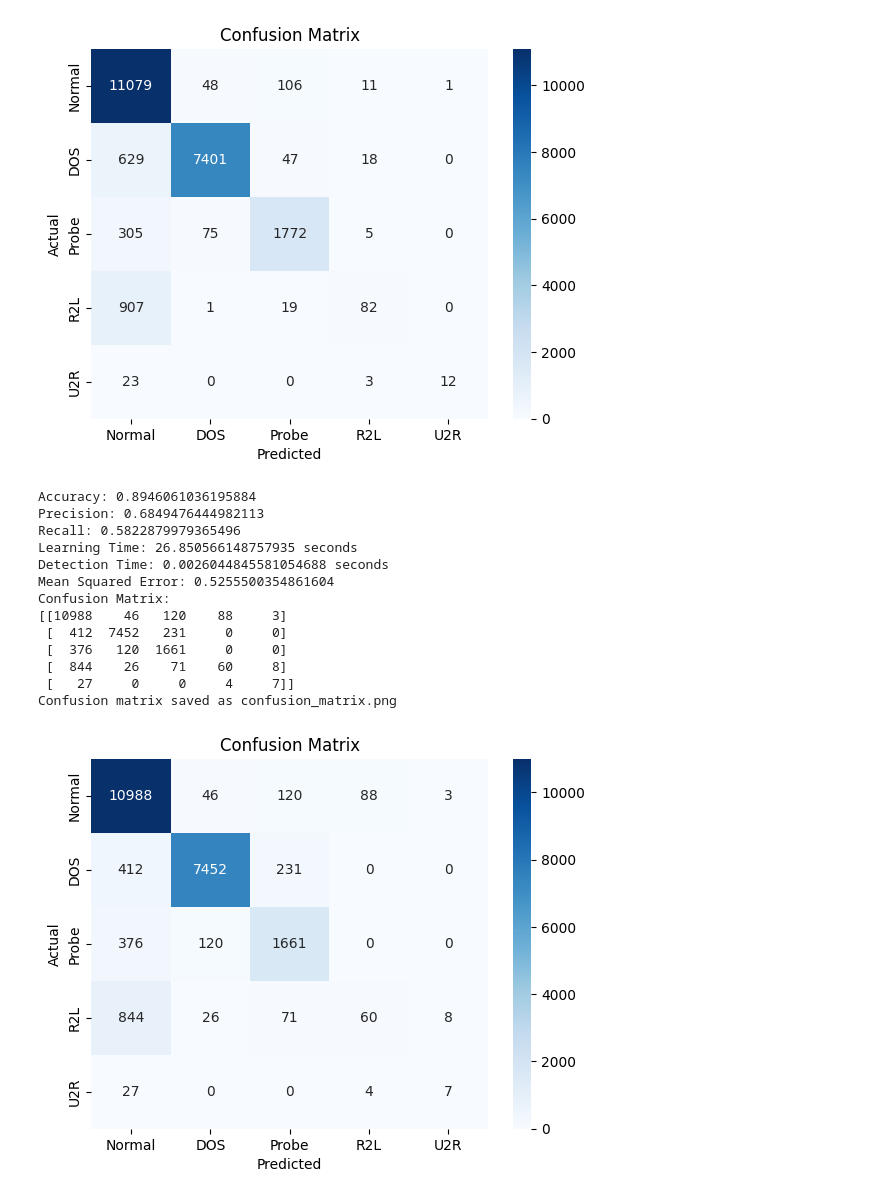
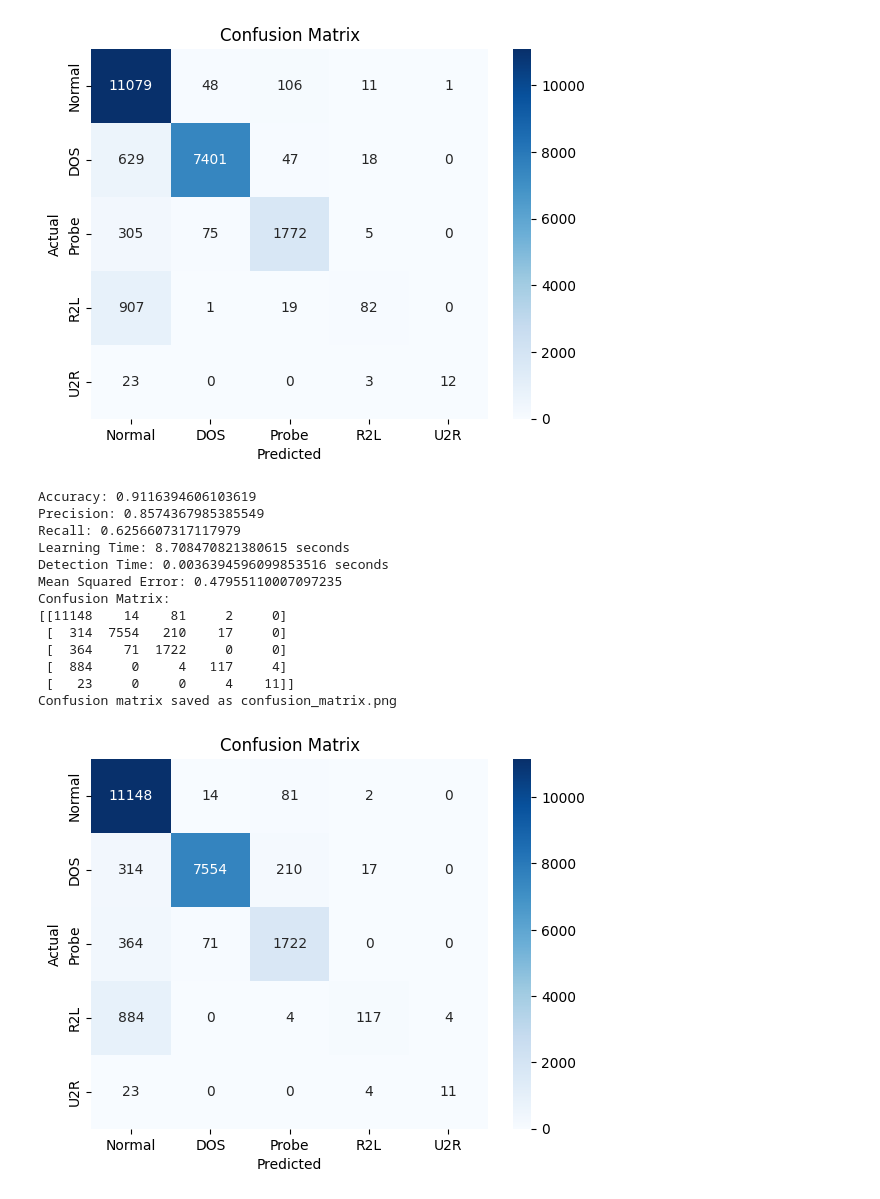
Before and after one commit to shiri9/ANN-NSL-KDD, a Jupyter notebook: ANN_NSL_KDD.ipynb, the cells around one changed output. Saved outputs shown, nothing was run; the diff lists cells and outputs as text; code cells hidden in the pictures.

```diff
--- a/ANN_NSL_KDD.ipynb
+++ b/ANN_NSL_KDD.ipynb
@@ -749,7 +749,7 @@ start_time = time.time()
 clf = DecisionTreeClassifier()
 
 # Create the RFE object and specify the number of features to select
-rfe = RFE(estimator=clf, n_features_to_select=10)  # Adjust the number of features as needed
+rfe = RFE(estimator=clf, n_features_to_select=35)  # Adjust the number of features as needed
 
 rfe.fit(X_train, y_train)
 
@@ -786,43 +786,43 @@ print("Detection Time:", detection_time, "seconds")
 mse = mean_squared_error(y_test, y_pred_with_rfe)
 print("Mean Squared Error:", mse)
 
 # Compute the confusion matrix
 cm = confusion_matrix(y_test, y_pred_with_rfe)
 
 print("Confusion Matrix:")
 print(cm)
 
 # Define the labels for the confusion matrix
 labels = ['Normal', 'DOS', 'Probe', 'R2L','U2R']
 
 # Create a heatmap of the confusion matrix
 sns.heatmap(cm, annot=True, cmap='Blues', fmt='d', xticklabels=labels, yticklabels=labels)
 
 # Set the axis labels and title
 plt.xlabel('Predicted')
 plt.ylabel('Actual')
 plt.title('Confusion Matrix')
 
 # Save the plot as an image file
-plt.savefig('confusion_matrix_with_rfe_10.png', dpi=300)
+plt.savefig('confusion_matrix_with_rfe_35.png', dpi=300)
 
 # Display a message indicating the file has been saved
 print("Confusion matrix saved as confusion_matrix.png")
 
 # Display the plot
 plt.show()
 # %% [output]
-Accuracy: 0.8946061036195884
-Precision: 0.6849476444982113
-Recall: 0.5822879979365496
-Learning Time: 26.850566148757935 seconds
-Detection Time: 0.0026044845581054688 seconds
-Mean Squared Error: 0.5255500354861604
+Accuracy: 0.9116394606103619
+Precision: 0.8574367985385549
+Recall: 0.6256607317117979
+Learning Time: 8.708470821380615 seconds
+Detection Time: 0.0036394596099853516 seconds
+Mean Squared Error: 0.47955110007097235
 Confusion Matrix:
-[[10988    46   120    88     3]
- [  412  7452   231     0     0]
- [  376   120  1661     0     0]
- [  844    26    71    60     8]
- [   27     0     0     4     7]]
+[[11148    14    81     2     0]
+ [  314  7554   210    17     0]
+ [  364    71  1722     0     0]
+ [  884     0     4   117     4]
+ [   23     0     0     4    11]]
 Confusion matrix saved as confusion_matrix.png
-[figure, old version]
+[figure, new version]
```
